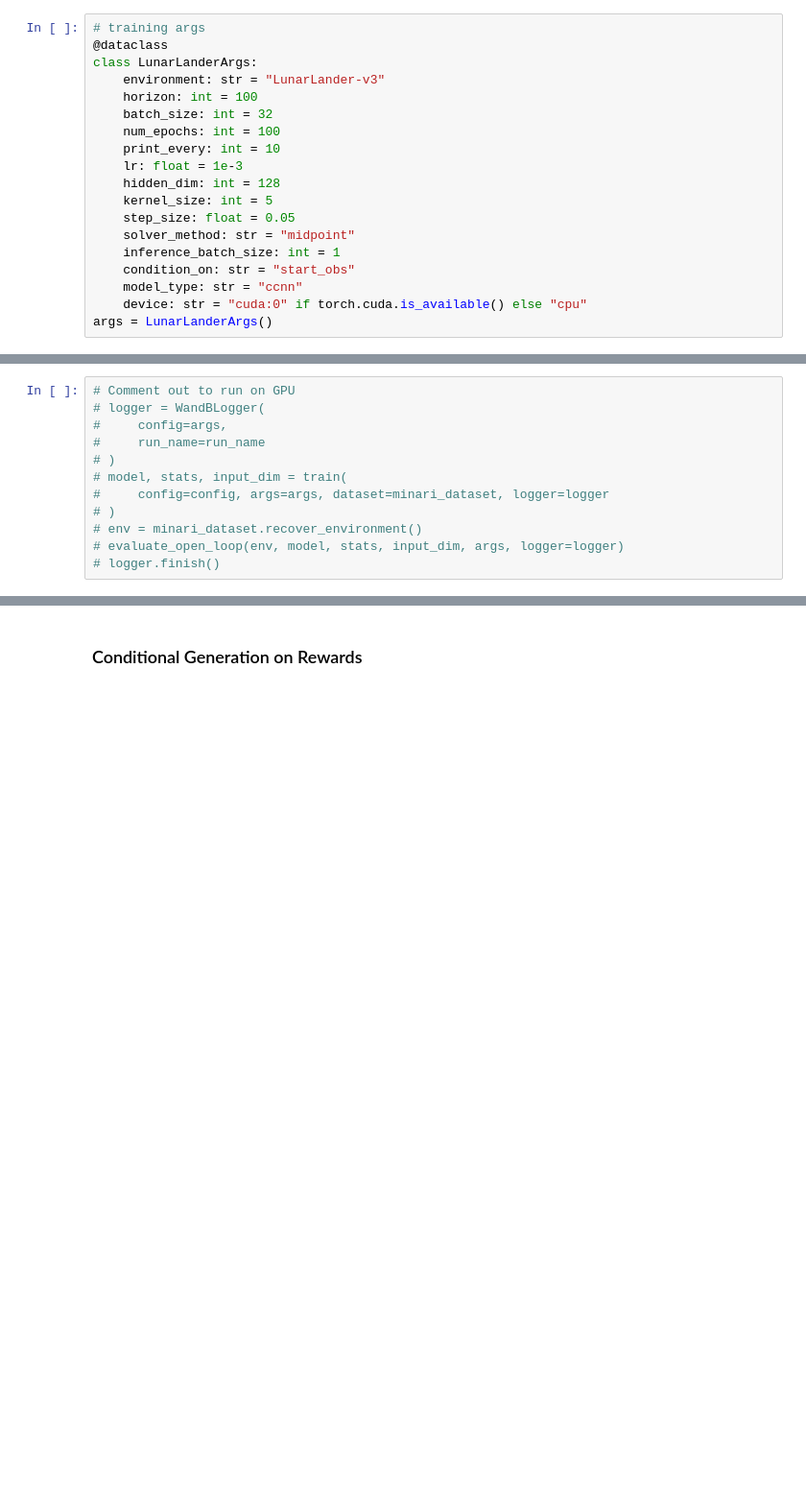
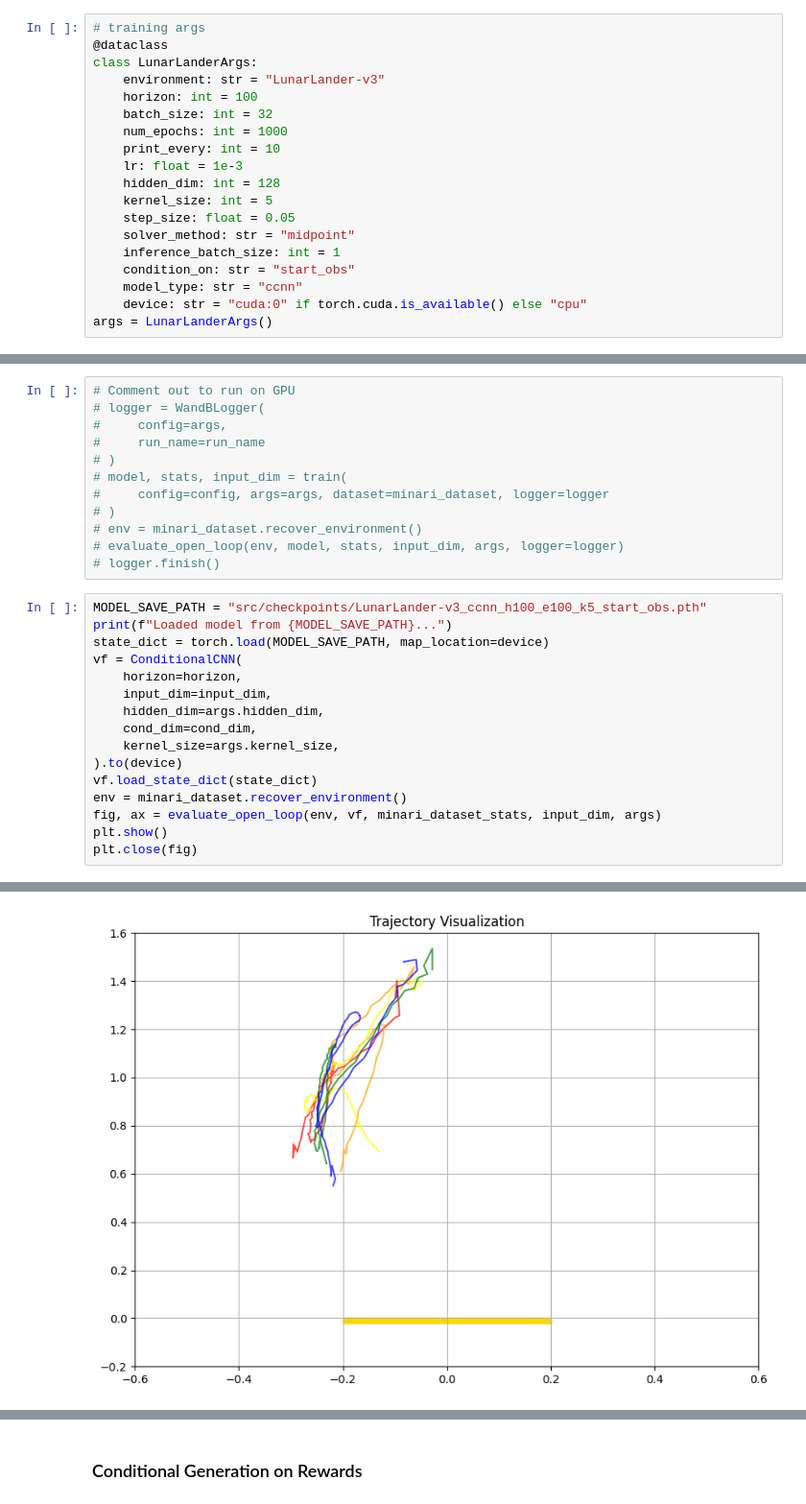
Before and after one commit to frankcholula/flow_planner, a Jupyter notebook: src/notebooks/fm_bc.ipynb, the cells around one changed output, grey strips where cells are left out. Shown: that part at 96% size. Cells and saved outputs as stored; diff of their text form; blank space fills up the shorter version.

```diff
--- a/src/notebooks/fm_bc.ipynb
+++ b/src/notebooks/fm_bc.ipynb
@@ -370,7 +379,7 @@ class LunarLanderArgs:
     environment: str = "LunarLander-v3"
     horizon: int = 100
     batch_size: int = 32
-    num_epochs: int = 100
+    num_epochs: int = 1000
     print_every: int = 10
     lr: float = 1e-3
     hidden_dim: int = 128
@@ -413,3 +443,20 @@ print("Run name:", run_name)
 # env = minari_dataset.recover_environment()
 # evaluate_open_loop(env, model, stats, input_dim, args, logger=logger)
 # logger.finish()
+# %%
+MODEL_SAVE_PATH = "src/checkpoints/LunarLander-v3_ccnn_h100_e100_k5_start_obs.pth"
+print(f"Loaded model from {MODEL_SAVE_PATH}...")
+state_dict = torch.load(MODEL_SAVE_PATH, map_location=device)
+vf = ConditionalCNN(
+    horizon=horizon,
+    input_dim=input_dim,
+    hidden_dim=args.hidden_dim,
+    cond_dim=cond_dim,
+    kernel_size=args.kernel_size,
+).to(device)
+vf.load_state_dict(state_dict)
+env = minari_dataset.recover_environment()
+fig, ax = evaluate_open_loop(env, vf, minari_dataset_stats, input_dim, args)
+plt.show()
+plt.close(fig)
+# %% [output]
@@ -416 +464,2 @@ print("Run name:", run_name)
+[figure, added]
 # %%
```
Also changed, not shown: parts of 8 cells of this notebook.
